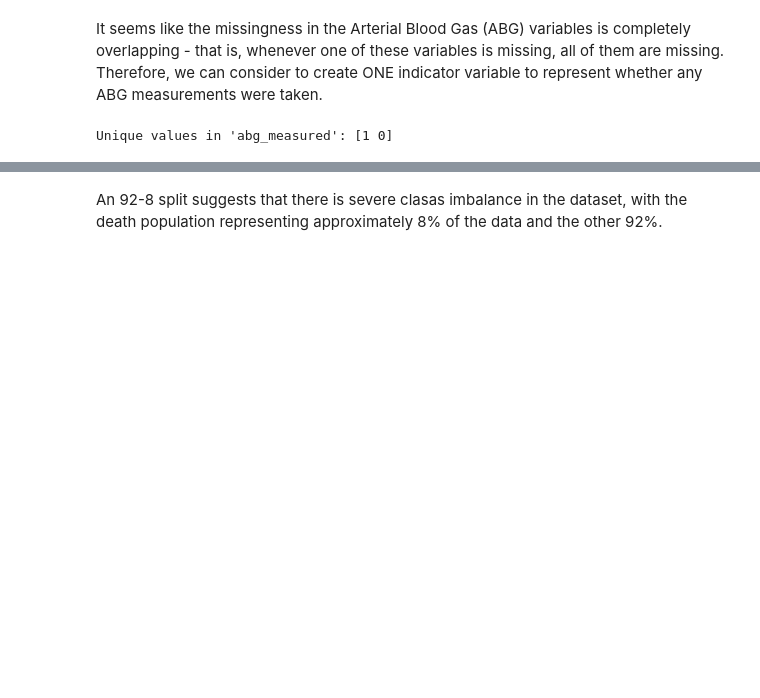
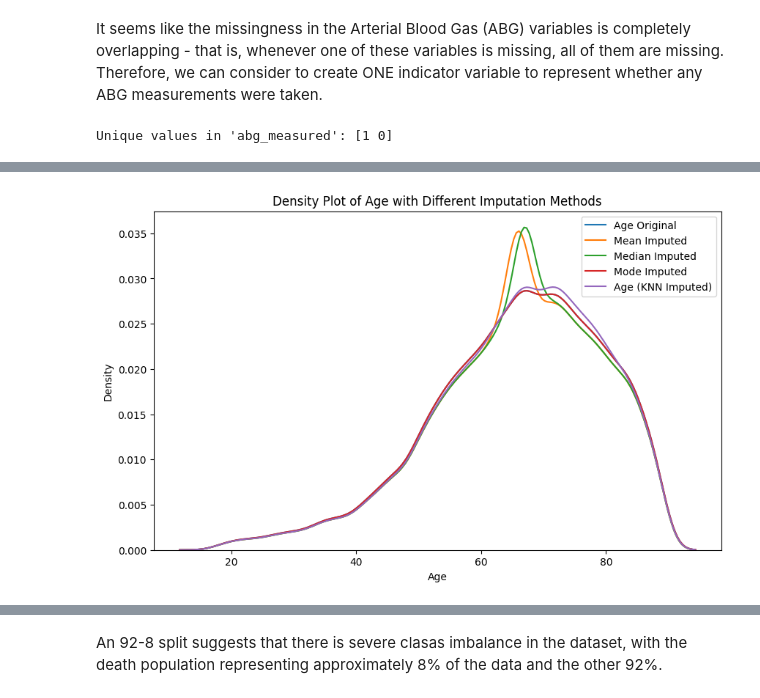
Before and after one commit to Jinyu-Luo/CHL5230-Datathon4, a Jupyter notebook: 16_CHL5230_Datathon4.ipynb, the cells around one changed output, grey strips where cells are left out. Drawn from its saved outputs; the diff is of its cells as text; code cells hidden in the pictures; blank space fills up the shorter version.

```diff
--- a/16_CHL5230_Datathon4.ipynb
+++ b/16_CHL5230_Datathon4.ipynb
@@ -222,0 +163,20 @@ dtype: float64
+# %%
+# Removes duplicate and empty row/col
+df = klib.data_cleaning(df)
+print(df.info())
+
+# Drop ID and information label columns
+columns_to_drop = ['hospital_admit_source','icu_admit_source','icu_id',
+                   'encounter_id','patient_id','hospital_id']
+df.drop(columns_to_drop, axis = 1, inplace=True)
+
+# Select the target population
+card_df = df[df['apache_3j_bodysystem'] == 'Cardiovascular']
+
+# Drop columns indicating APACHE score
+card_df.drop(['apache_2_bodysystem', 'apache_3j_bodysystem'],
+              axis = 1, inplace = True)
+
+# Remove predicted probabilities based on APACHE IV
+card_df.drop(['apache_2_diagnosis','apache_4a_hospital_death_prob',
+           'apache_4a_icu_death_prob'], axis = 1, inplace=True)
@@ -470,0 +379,54 @@ data["ethnicity"].fillna("Others", inplace = True)
+# %%
+from sklearn.impute import KNNImputer
+
+# Create a subset
+df_age = data[['age']]
+
+# Assigning differently imputed values to different columns
+df_age['Age_Mean'] = df_age['age'].fillna(df_age['age'].mean())
+df_age['Age_Median'] = df_age['age'].fillna(df_age['age'].median())
+df_age['Age_Mode'] = df_age['age'].fillna(df_age['age'].mode())
+
+# Select only columns that is helpful in KNN imputation for age
+age_cols = ["age", "bmi", "apache_3j_diagnosis", "arf_apache",
+            "bun_apache", "creatinine_apache"]
+df_age_cols = data[age_cols]
+
+# Initialize the KNNImputer
+imputer = KNNImputer(n_neighbors=5)  # You can adjust the number of neighbors
+
+# Fit and transform the dataset
+df_imputed_age = imputer.fit_transform(df_age_cols)
+
+# Convert the imputed data back to a DataFrame
+df_imputed_age = pd.DataFrame(df_imputed_age, columns=df_age_cols.columns)
+
+# Reset the indices of both DataFrames
+df_age.reset_index(drop=True, inplace=True)
+df_imputed_age.reset_index(drop=True, inplace=True)
+
+# Replace the 'age' column in 'data' with the 'age' column from 'df_imputed_age'
+df_age['KNN_age'] = df_imputed_age['age']
+
+# Create a figure and a set of subplots
+plt.figure(figsize=(10, 6))
+
+# Plot density plots for each age column
+sns.kdeplot(df_age['age'], label='Age Original')
+sns.kdeplot(df_age['Age_Mean'], label='Mean Imputed')
+sns.kdeplot(df_age['Age_Median'], label='Median Imputed')
+sns.kdeplot(df_age['Age_Mode'], label='Mode Imputed')
+sns.kdeplot(df_age['KNN_age'], label='Age (KNN Imputed)')
+
+# Add titles and labels
+plt.title('Density Plot of Age with Different Imputation Methods')
+plt.xlabel('Age')
+plt.ylabel('Density')
+
+# Show legend
+plt.legend()
+
+# Display the plot
+plt.show()
+# %% [output]
+[figure, added]
```
Also changed, not shown: parts of 153 cells of this notebook.
